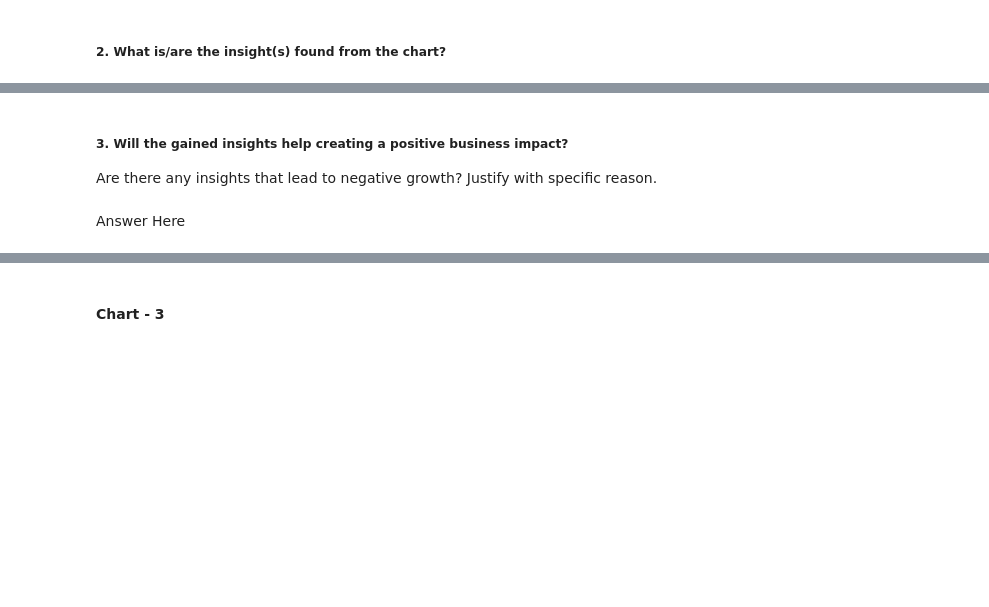
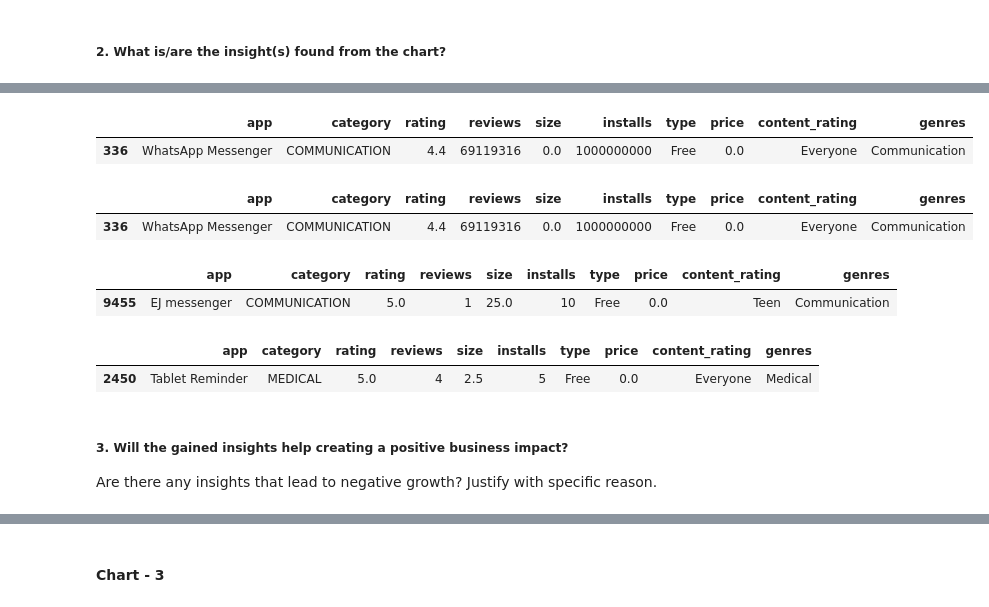
Before and after one commit to abhishek-kakde/EDA_capstone_playstore_review, a Jupyter notebook: Playstore_Apps_Review_Analysis_EDA.ipynb, the cells around one changed output, grey strips where cells are left out. Saved outputs shown, nothing was run; the diff lists cells and outputs as text; code cells hidden in the pictures; blank space fills up the shorter version.

```diff
--- a/Playstore_Apps_Review_Analysis_EDA.ipynb
+++ b/Playstore_Apps_Review_Analysis_EDA.ipynb
@@ -667,5 +672,23 @@ We found that Communication category of apps are most installed, while Medical i
+# %%
+df[(df.installs == df.installs.max()) & (df.category == 'COMMUNICATION')].sort_values(ascending = False, by =['reviews']).head(1)
+# %% [output]
+|  | app | category | rating | reviews | size | installs | type | price | content_rating | genres |
+| 336 | WhatsApp Messenger | COMMUNICATION | 4.4 | 69119316 | 0.0 | 1000000000 | Free | 0.0 | Everyone | Communication |
+# %%
+df[(df.installs == df.installs.max()) & (df.category == 'COMMUNICATION')].sort_values(ascending = False, by =['rating']).head(1)
+# %% [output]
+|  | app | category | rating | reviews | size | installs | type | price | content_rating | genres |
+| 336 | WhatsApp Messenger | COMMUNICATION | 4.4 | 69119316 | 0.0 | 1000000000 | Free | 0.0 | Everyone | Communication |
+# %%
+df[(df.category == 'COMMUNICATION')].sort_values(ascending = True, by =['installs']).head(1)
+# %% [output]
+|  | app | category | rating | reviews | size | installs | type | price | content_rating | genres |
+| 9455 | EJ messenger | COMMUNICATION | 5.0 | 1 | 25.0 | 10 | Free | 0.0 | Teen | Communication |
+# %%
+df[(df.category == 'MEDICAL')].sort_values(ascending = True, by =['installs']).head(1)
+# %% [output]
+|  | app | category | rating | reviews | size | installs | type | price | content_rating | genres |
+| 2450 | Tablet Reminder | MEDICAL | 5.0 | 4 | 2.5 | 5 | Free | 0.0 | Everyone | Medical |
 # %% [markdown]
 ##### 3. Will the gained insights help creating a positive business impact?
 Are there any insights that lead to negative growth? Justify with specific reason.
-# %% [markdown]
-Answer Here
```
Also changed, not shown: parts of 5 cells of this notebook.
